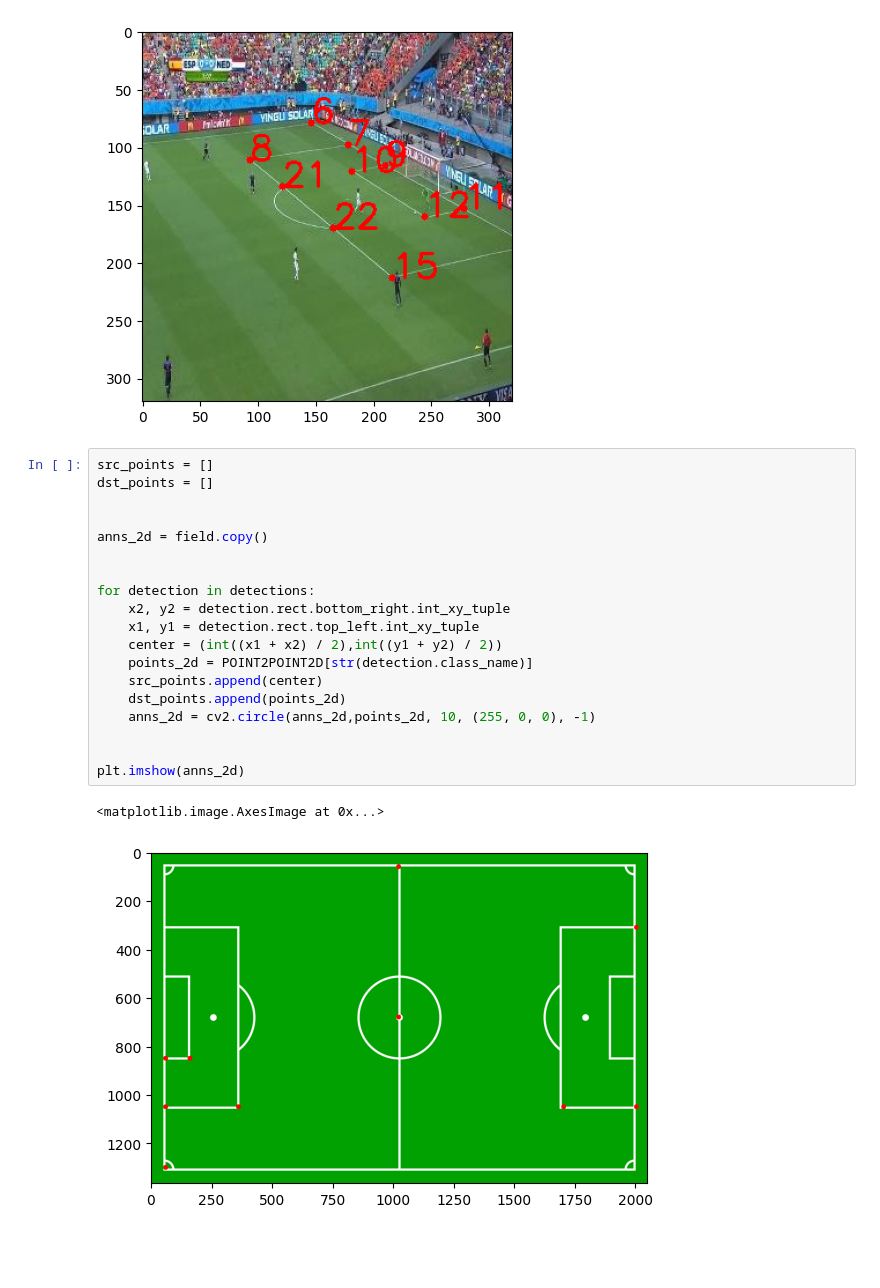
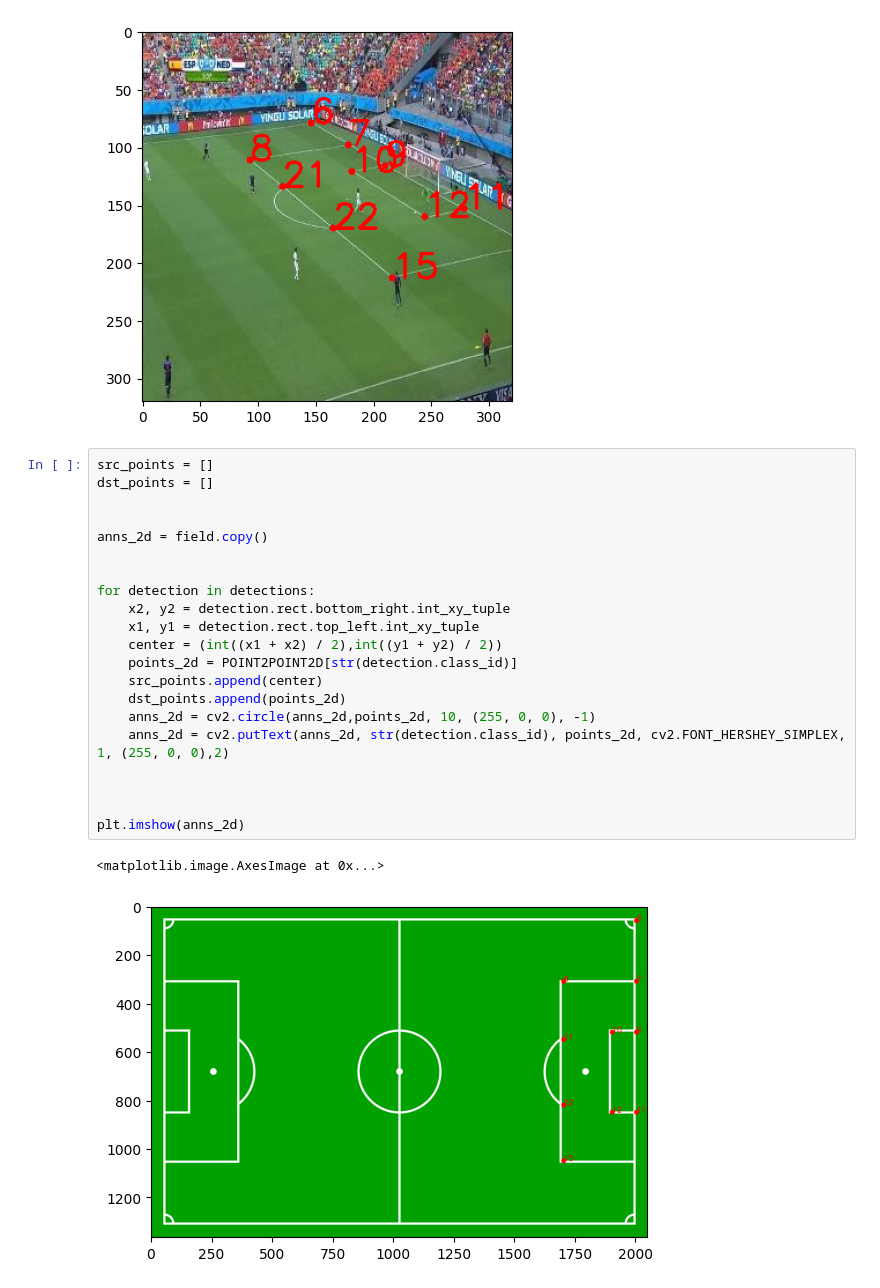
Before and after one commit to Fer14/futstats, a Jupyter notebook: futstats/homography/landmarks_28_homography/nb.ipynb, the cells around one changed output. Drawn from its saved outputs; the diff is of its cells as text; blank space fills up the shorter version.

```diff
--- a/futstats/homography/keypoint_homography/yolo_homograpy.ipynb
+++ b/futstats/homography/landmarks_28_homography/nb.ipynb
@@ -148,22 +179,24 @@ plt.imshow(points)
 # %%
 src_points = []
 dst_points = []
 
 
 anns_2d = field.copy()
 
 
 for detection in detections:
     x2, y2 = detection.rect.bottom_right.int_xy_tuple
     x1, y1 = detection.rect.top_left.int_xy_tuple
     center = (int((x1 + x2) / 2),int((y1 + y2) / 2))
-    points_2d = POINT2POINT2D[str(detection.class_name)]
+    points_2d = POINT2POINT2D[str(detection.class_id)]
     src_points.append(center)
     dst_points.append(points_2d)
     anns_2d = cv2.circle(anns_2d,points_2d, 10, (255, 0, 0), -1)
+    anns_2d = cv2.putText(anns_2d, str(detection.class_id), points_2d, cv2.FONT_HERSHEY_SIMPLEX, 1, (255, 0, 0),2)
+
 
 
 plt.imshow(anns_2d)
 # %% [output]
 <matplotlib.image.AxesImage at 0x...>
-[figure, old version]
+[figure, new version]
```
Also changed, not shown: parts of 15 cells of this notebook, 12 other files.
